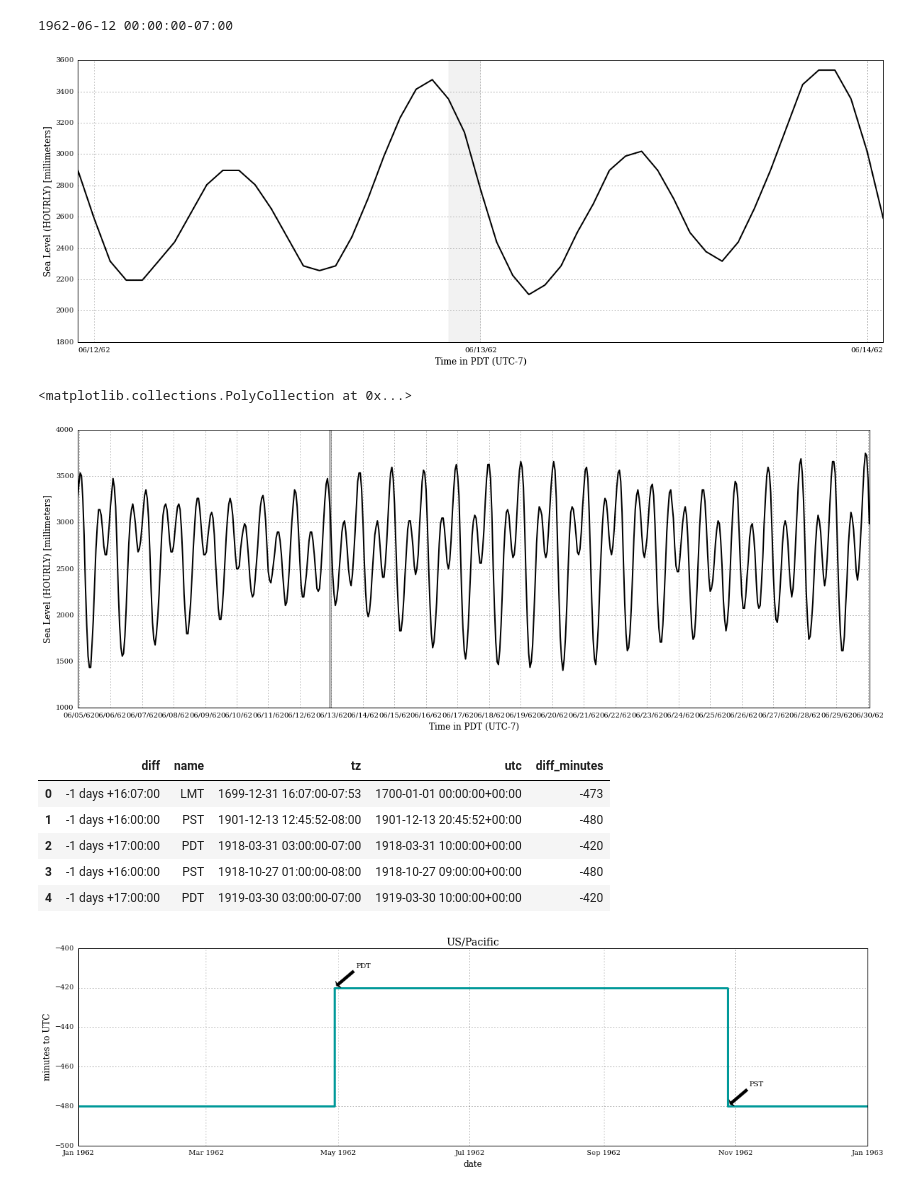
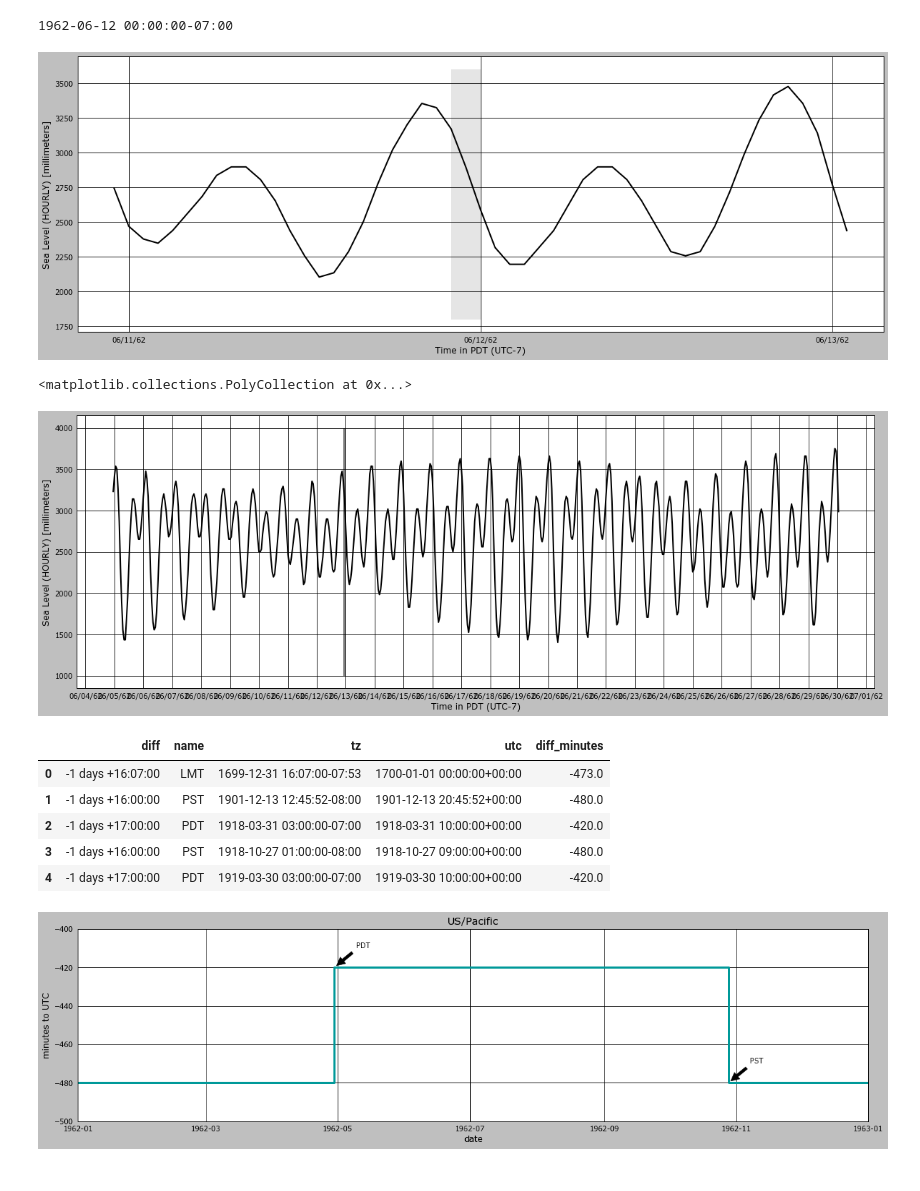
Before and after one commit to SiggyF/notebooks, a Jupyter notebook: sfo.ipynb, the cells around one changed output. Drawn from its saved outputs; the diff is of its cells as text; code cells hidden in the pictures.

```diff
--- a/sfo.ipynb
+++ b/sfo.ipynb
@@ -8,15 +8,13 @@ import numpy as np
 import datetime
 import pytz
 
-# oldschool look
+%matplotlib inline
 matplotlib.style.use('grayscale')
-matplotlib.rcParams['font.family'] = 'serif'
-matplotlib.rcParams['font.serif'].insert(0, 'American Typewriter')
-%matplotlib inline
 # %%
 # local copy
 # ds = netCDF4.Dataset('/Users/baart_f/models/sfo/reconstruction/OS_UH-RQH551A_20140806_R.nc')
 url = 'http://uhslc.soest.hawaii.edu/thredds/dodsC/uhslc/rqh/OS_UH-RQH551A_20150401_R'
+url = 'http://uhslc.soest.hawaii.edu/thredds/dodsC/uhslc/rqh/OS_UH-RQH551A_20160323_R'
 ds = netCDF4.Dataset(url)
 # this is the variable we're interested in
 ds.variables['sea_surface_height_above_reference_level']
@@ -70,10 +68,10 @@ ax.xaxis.set_ticks([], minor=True)
 ax.xaxis.set_major_formatter(matplotlib.dates.DateFormatter('%D', tz=pacific))
 ax.xaxis.set_major_locator(matplotlib.dates.DayLocator(tz=pacific))
 ax.xaxis.set_minor_locator(matplotlib.dates.HourLocator(tz=pacific))
-ax.fill_betweenx([1800, 3600], pacific.localize(datetime.datetime(1962,6,12,22,0)), pacific.localize(datetime.datetime(1962,6,13,0,0)), alpha=0.1)
+ax.fill_betweenx([1800, 3600], pacific.localize(datetime.datetime(1962,6,11,22,0)), pacific.localize(datetime.datetime(1962,6,12,0,0)), alpha=0.1)
 plt.savefig('tide.pdf')
 # %% [output]
-[figure, old version]
+[figure, new version]
 # %%
 # spring/neap
 index = np.logical_and(
@@ -96,7 +94,7 @@ ax.fill_betweenx([1000, 4000],
                  pacific.localize(datetime.datetime(1962,6,13,0,0)), alpha=0.5)
 # %% [output]
 <matplotlib.collections.PolyCollection at 0x...>
-[figure, old version]
+[figure, new version]
 # %%
 # Create an overview of timezones in 1962
 
@@ -127,52 +125,52 @@ for date, transinfo in zip(tz._utc_transition_times, tz._transition_info):
 df = pandas.DataFrame.from_records(rows)
 # compute the difference in minutes
 # note that if you use apply the timedelta is converted to a numpy timedelta, why...?
-df['diff_minutes'] = df['diff'].apply(lambda x:60.0*np.float64(x)/(3600.0*1.0e9))
+df['diff_minutes'] = df['diff'].apply(lambda x:1/60.0*x.total_seconds())
 # show the first timezones used, PST was actually introduced in 1883 by the railway, seems to be fixed in later versions
 # LMT is local mean time
 df.head()
 # %% [output]
 |  | diff | name | tz | utc | diff_minutes |
-| 0 | -1 days +16:07:00 | LMT | 1699-12-31 16:07:00-07:53 | 1700-01-01 00:00:00+00:00 | -473 |
-| 1 | -1 days +16:00:00 | PST | 1901-12-13 12:45:52-08:00 | 1901-12-13 20:45:52+00:00 | -480 |
-| 2 | -1 days +17:00:00 | PDT | 1918-03-31 03:00:00-07:00 | 1918-03-31 10:00:00+00:00 | -420 |
-| 3 | -1 days +16:00:00 | PST | 1918-10-27 01:00:00-08:00 | 1918-10-27 09:00:00+00:00 | -480 |
-| 4 | -1 days +17:00:00 | PDT | 1919-03-30 03:00:00-07:00 | 1919-03-30 10:00:00+00:00 | -420 |
+| 0 | -1 days +16:07:00 | LMT | 1699-12-31 16:07:00-07:53 | 1700-01-01 00:00:00+00:00 | -473.0 |
+| 1 | -1 days +16:00:00 | PST | 1901-12-13 12:45:52-08:00 | 1901-12-13 20:45:52+00:00 | -480.0 |
+| 2 | -1 days +17:00:00 | PDT | 1918-03-31 03:00:00-07:00 | 1918-03-31 10:00:00+00:00 | -420.0 |
+| 3 | -1 days +16:00:00 | PST | 1918-10-27 01:00:00-08:00 | 1918-10-27 09:00:00+00:00 | -480.0 |
+| 4 | -1 days +17:00:00 | PDT | 1919-03-30 03:00:00-07:00 | 1919-03-30 10:00:00+00:00 | -420.0 |
 # %%
 # plot the timezones in US/Pacific, which is equal to America/Los_angeles
 fig, ax = plt.subplots(figsize=(20,5))
 #  plot the timezone using a post step plot
 ax.plot_date(
-    matplotlib.dates.date2num(df['utc']),
+    df['utc'],
     df['diff_minutes'],
     drawstyle='steps-post',
     linestyle='-',
     marker='',
     color='#009999',
     linewidth=3
 )
-# zoom-in and enhance
+# # zoom-in and enhance
 ax.set_xlim(
-    matplotlib.dates.date2num(datetime.datetime(1962,1,1)),
-    matplotlib.dates.date2num(datetime.datetime(1963,1,1))
+    datetime.datetime(1962,1,1),
+    datetime.datetime(1963,1,1)
 )
 ax.set_ylim(-500, -400)
 
-# labels
+# # labels
 ax.set_xlabel('date')
 ax.set_ylabel('minutes to UTC')
 ax.set_title(reference)
 
-# annotate
+# # annotate
 arrowprops=dict(facecolor='black', shrink=0.1)
 for i, row in df.iterrows():
     x = matplotlib.dates.date2num(row['tz'])
     y = row['diff_minutes']
     name = row['name']
     if row['utc'] >= utc.localize(datetime.datetime(1962,1,1)) and row['utc'] < utc.localize(datetime.datetime(1963,1,1)):
         ax.annotate(name, xy=(x,y), xytext=(x+10, y+10), arrowprops=arrowprops)
 # %% [output]
-[figure, old version]
+[figure, new version]
 # %%
 ds = netCDF4.Dataset('/Users/baart_f/models/sfo/sfo-3di/subgrid_map_15min.nc')
 # same thing for FM model
```
Also changed, not shown: parts of 6 cells of this notebook.
